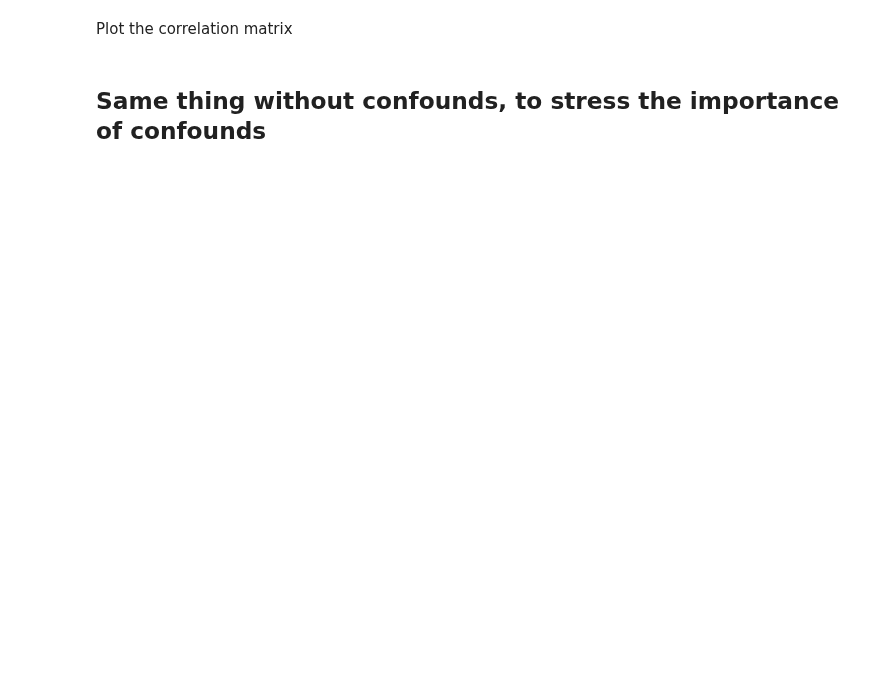
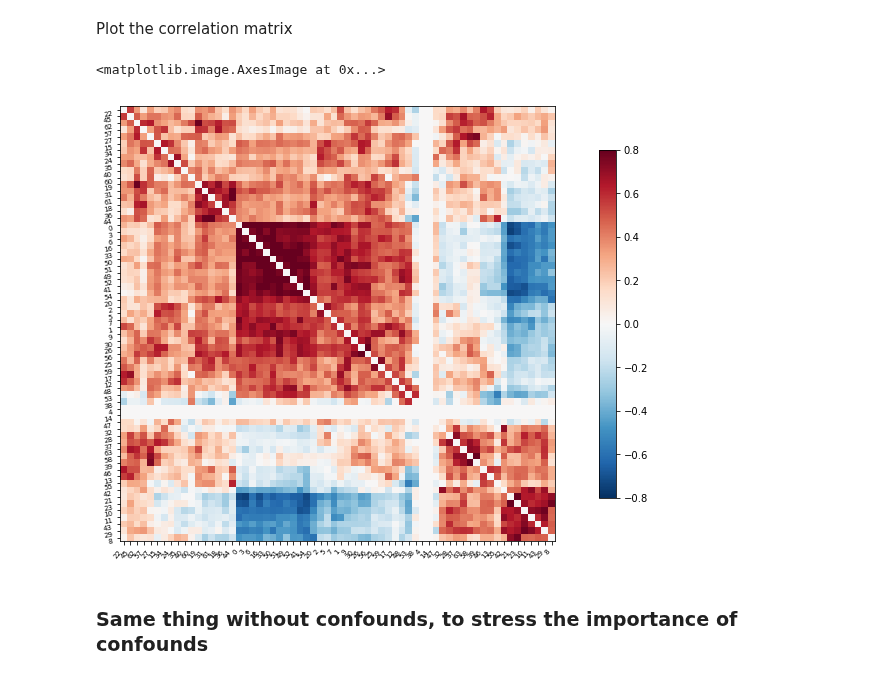
Before and after one commit to illdopejake/RS2018_Nilearn_tutorial, a Jupyter notebook: Nilearn_tutorial_2018.ipynb, the cells around one changed output. Drawn from its saved outputs; the diff is of its cells as text; code cells hidden in the pictures; blank space fills up the shorter version.

```diff
--- a/Nilearn_tutorial_2018.ipynb
+++ b/Nilearn_tutorial_2018.ipynb
@@ -237,0 +260,20 @@ Using the NiftiLabelsMasker
+# %%
+# here is a short script to deal with the confounds in this particular dataset
+# don't worry about the details
+# but here is an example of how you can create your own function!
+
+import h5py
+import numpy as np
+
+def prepare_confounds(conf, key = 'R', transpose=True):
+    arrays = {}
+    f = h5py.File(conf)
+    for k, v in f.items():
+        arrays[k] = np.array(v)
+
+    if transpose:
+        output = arrays[key].T
+    else:
+        output = arrays[key]
+
+    return output
@@ -238,10 +296,10 @@ Using the NiftiLabelsMasker
 # %%
 from nilearn.input_data import NiftiLabelsMasker
 masker = NiftiLabelsMasker(labels_img=atlas_filename, standardize=True,
-                           resampling_target='labels',
                            memory='nilearn_cache', verbose=5)
 
 # Here we go from nifti files to the signal time series in a numpy
 # array. Note how we give confounds to be regressed out during signal
 # extraction
-time_series = masker.fit_transform(myImg, confounds=data.confounds)
+conf = prepare_confounds(data.confounds[0])
+time_series = masker.fit_transform(myImg, confounds=conf)
@@ -274,15 +367,19 @@ correlation_matrix.shape
 Plot the correlation matrix
 # %%
 import numpy as np
-# Make a large figure
 # Mask the main diagonal for visualization:
 np.fill_diagonal(correlation_matrix, 0)
+
 # The labels we have start with the background (0), hence we skip the
 # first label
+plotting.plot_matrix(correlation_matrix, figure=(10, 8),
+                     labels=range(time_series.shape[-1]),
+                     vmax=0.8, vmin=-0.8, reorder=True)
+
 # matrices are ordered for block-like representation
-plotting.plot_matrix(correlation_matrix, figure=(10, 8), labels=range(time_series.shape[-1]),
-                     vmax=0.8, vmin=-0.8, reorder=True)
+# %% [output]
+<matplotlib.image.AxesImage at 0x...>
+[figure, added]
 # %% [markdown]
-Same thing without confounds, to stress the importance of confounds
---------------------------------------------------------------------
+### Same thing without confounds, to stress the importance of confounds
 # %%
```
Also changed, not shown: parts of 27 cells of this notebook.
